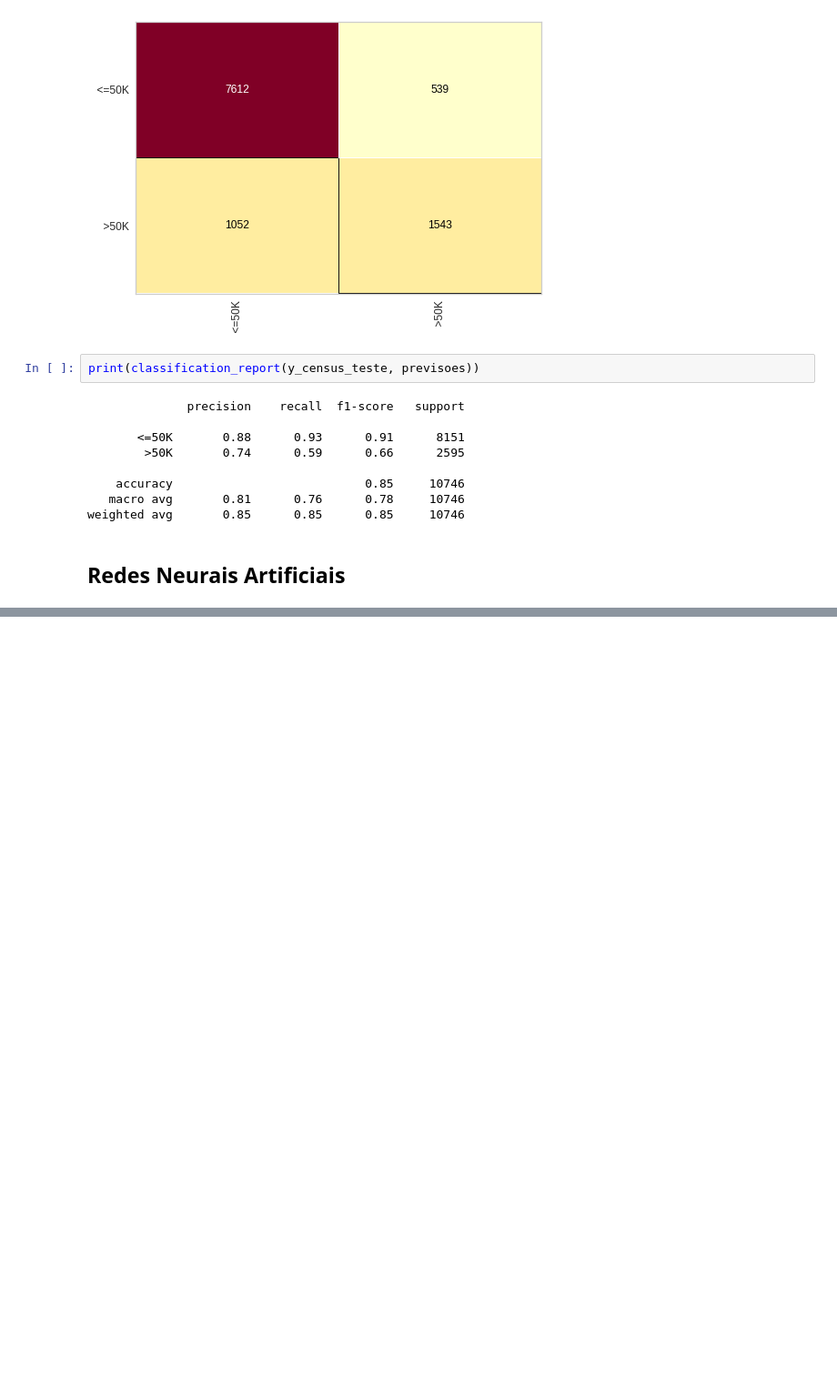
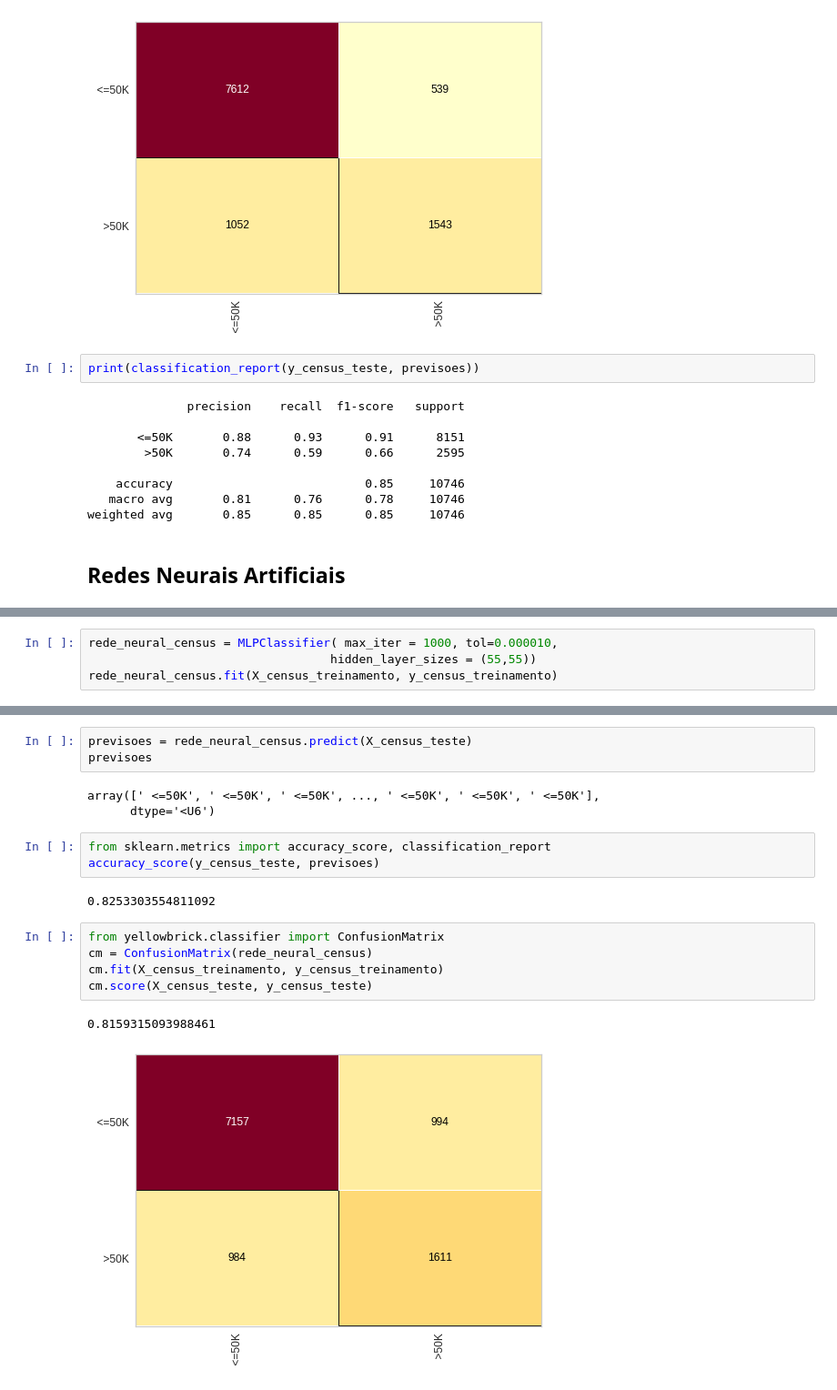
Before and after one commit to WES404/Machine_Learning_udemy, a Jupyter notebook: ML_UDEMY.ipynb, the cells around one changed output, grey strips where cells are left out. Shown at 91% size. Drawn from its saved outputs; the diff is of its cells as text; blank space fills up the shorter version.

```diff
--- a/ML_UDEMY.ipynb
+++ b/ML_UDEMY.ipynb
@@ -1116,0 +1159,4 @@ weighted avg       0.85      0.85      0.85     10746
+# %%
+rede_neural_census = MLPClassifier( max_iter = 1000, tol=0.000010,
+                                  hidden_layer_sizes = (55,55))
+rede_neural_census.fit(X_census_treinamento, y_census_treinamento)
@@ -1116,0 +1172,19 @@ weighted avg       0.85      0.85      0.85     10746
+# %%
+previsoes = rede_neural_census.predict(X_census_teste)
+previsoes
+# %% [output]
+array([' <=50K', ' <=50K', ' <=50K', ..., ' <=50K', ' <=50K', ' <=50K'],
+      dtype='<U6')
+# %%
+from sklearn.metrics import accuracy_score, classification_report
+accuracy_score(y_census_teste, previsoes)
+# %% [output]
+0.8253303554811092
+# %%
+from yellowbrick.classifier import ConfusionMatrix
+cm = ConfusionMatrix(rede_neural_census)
+cm.fit(X_census_treinamento, y_census_treinamento)
+cm.score(X_census_teste, y_census_teste)
+# %% [output]
+0.8159315093988461
+[figure, added]
```
Also changed, not shown: parts of 15 cells of this notebook.
